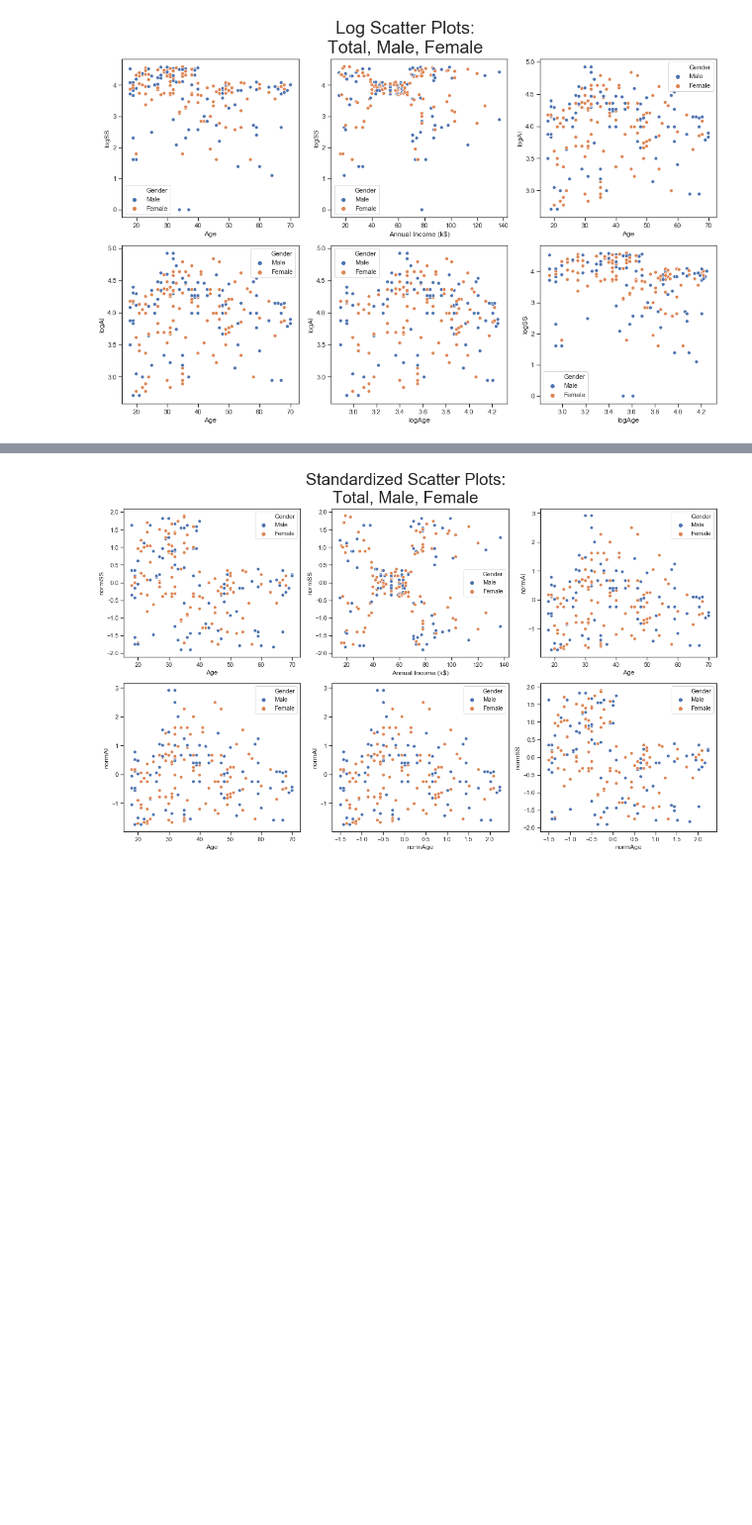
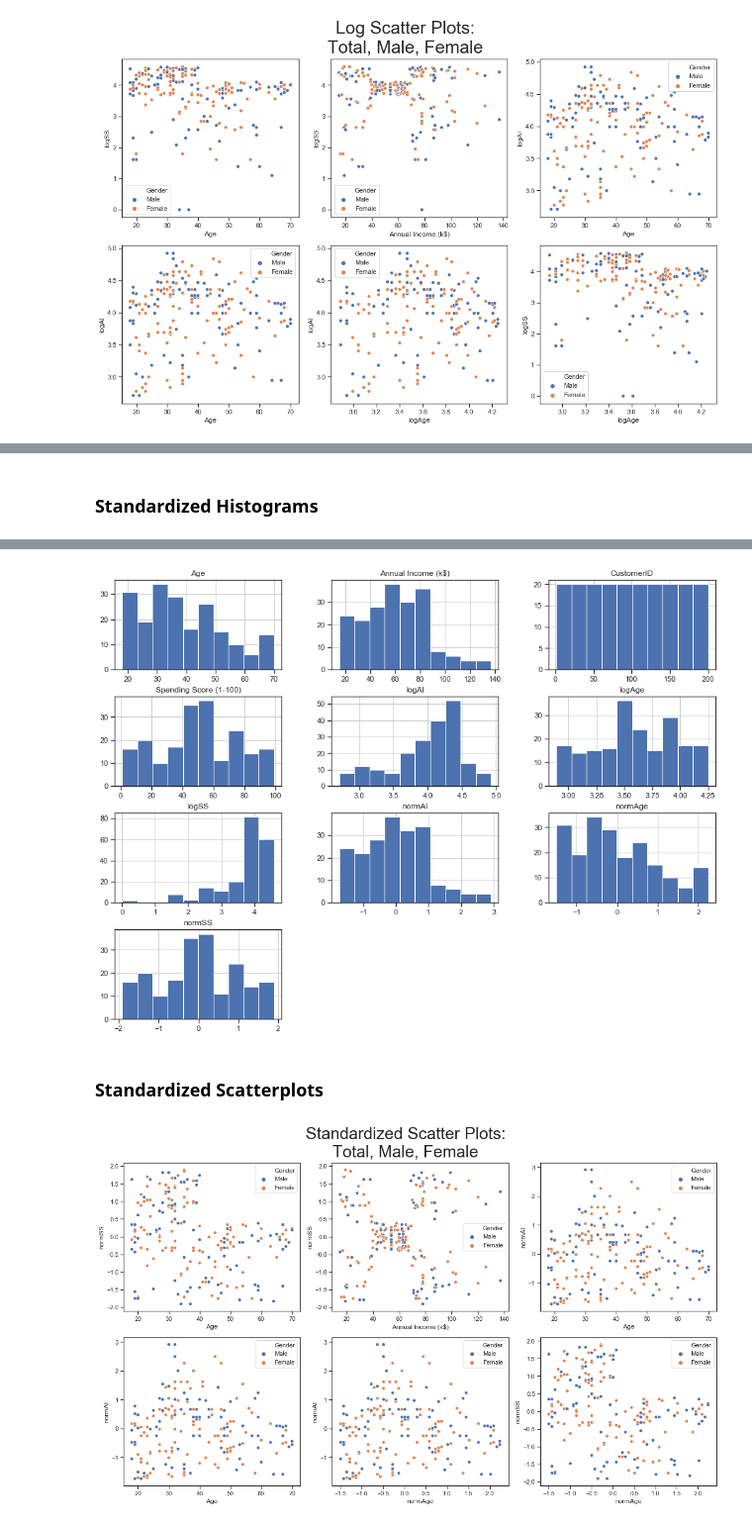
Before and after one commit to justokarell/KaggleMall, a Jupyter notebook: KaggleShort.ipynb, the cells around one changed output, grey strips where cells are left out. Shown at 99% size. Saved outputs shown, nothing was run; the diff lists cells and outputs as text; code cells hidden in the pictures; blank space fills up the shorter version.

```diff
--- a/KaggleShort.ipynb
+++ b/KaggleShort.ipynb
@@ -322,4 +343,6 @@ plt.show()
 # %%
 # from sklearn import preprocessing
 import sklearn.preprocessing as prep
+# %% [markdown]
+### Standardized Histograms
 # %%
@@ -334,6 +359,13 @@ data.head()
 | 2 | 3 | Female | 20 | 16 | 6 | 1.791759 | 2.772589 | 2.995732 | ... |
 | 3 | 4 | Female | 23 | 16 | 77 | 4.343805 | 2.772589 | 3.135494 | ... |
 | 4 | 5 | Female | 31 | 17 | 40 | 3.688879 | 2.833213 | 3.433987 | ... |
+# %%
+data.hist(figsize=(16,12))
+plt.show()
+# %% [output]
+[figure, added]
+# %% [markdown]
+### Standardized Scatterplots
 # %%
 fontsize = 26
 fig, ax = plt.subplots(2,3, figsize=(16,9))
```
Also changed, not shown: parts of 29 cells of this notebook.
